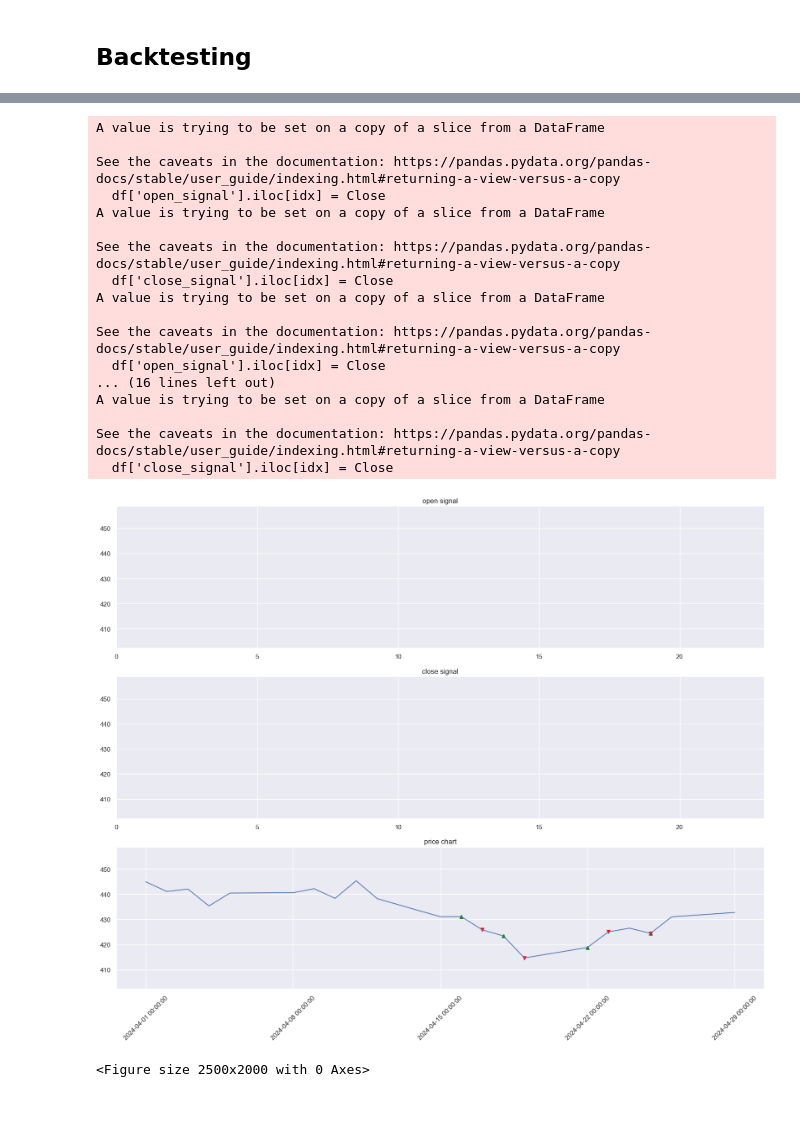
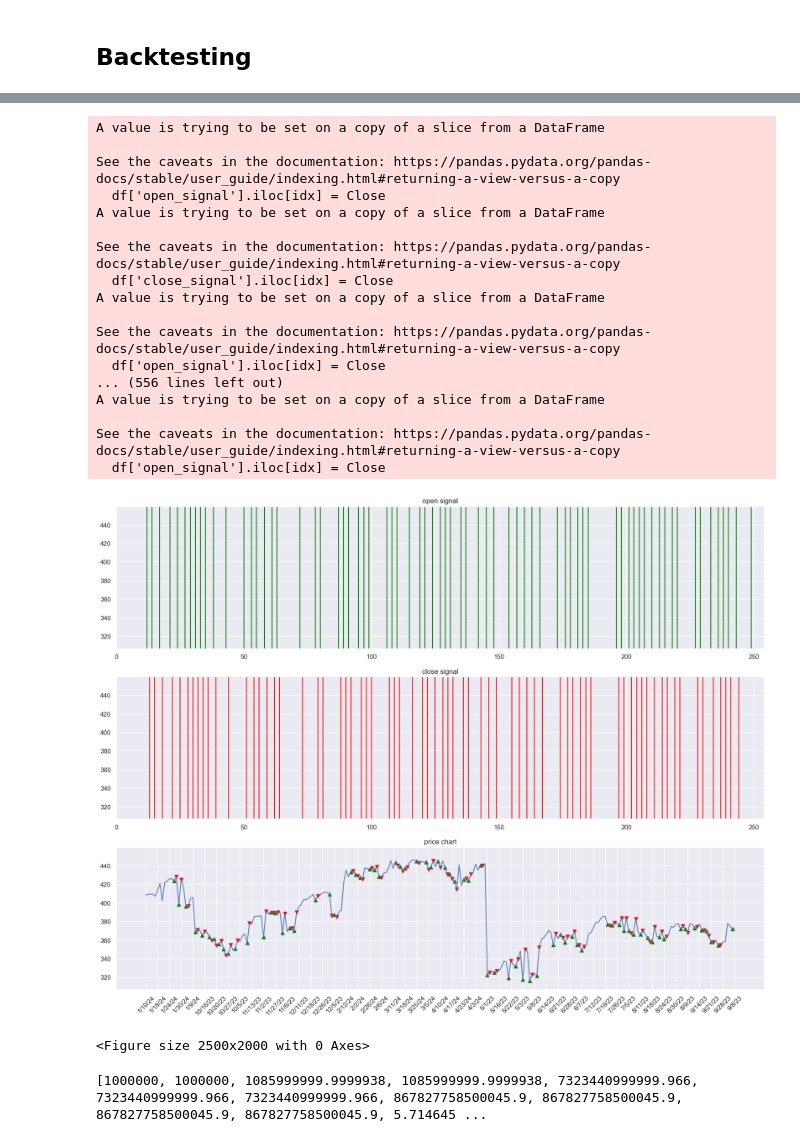
Before and after one commit to LBF-2004/trading-strategy, a Jupyter notebook: backtester.ipynb, the cells around one changed output, grey strips where cells are left out. Drawn from its saved outputs; the diff is of its cells as text; code cells hidden in the pictures; blank space fills up the shorter version.

```diff
--- a/backtester.ipynb
+++ b/backtester.ipynb
@@ -37,12 +37,9 @@ file_path
 # %% [output]
 '/Users/liaobofei/Desktop/trading-strategy-explorer'
 # %%
-PATH_QQQ = "/data/QQQ.csv"
-PATH_EOSBTC1d = "/data/EOSBTC_1d.csv"
+PATH_QQQ = "/data/QQQlarge.csv"
 
-df = pd.read_csv(file_path+PATH_QQQ,
-                     index_col=0,
-                     parse_dates=True,)
+df = pd.read_csv(file_path+PATH_QQQ)
 # %% [markdown]
 
 ## Exploratory analysis
@@ -86,8 +83,8 @@ dtype: int64
 def QQQpreprocessing(df):
     df2 = df.copy()
     #We have daily candle, so we can remove, hours, minutes and seconds from our data
-    #df2['Date']=df2['Date'].apply(lambda x: str(x).replace('00:00:00',''))
-    #df2 = df2.set_index('Date')
+    df2['Date']=df2['Date'].apply(lambda x: str(x).replace('00:00:00',''))
+    df2 = df2.set_index('Date')
     df2 = df2.sort_values(['Date']) # sort by date
     df3 = df2.copy()
     return df3
@@ -138,9 +135,9 @@ plot_time_series(df_price,'Volume')
 # %% [markdown]
 ## Backtesting
 # %%
-take_profit = 0.001 # % take profit
-stop_loss = 0.0005 # % stop loss
-cap = 10_000  # capital
+take_profit = 0.005 # % take profit
+stop_loss = 0.004 # % stop loss
+cap = 1000000  # capital
 laverage = 250 # laverage
 
 def backtest(df, capital):
@@ -150,7 +147,7 @@ def backtest(df, capital):
     equity_history=[]
     open_operation = False
     buffer_period=10
-    df['open_signal'] = np.nan#pd.DataFrame(np.nan, index=range(len(df['close'])))#, columns=['A', 'B'])
+    df['open_signal'] = np.nan #pd.DataFrame(np.nan, index=range(len(df['close'])))#, columns=['A', 'B'])
     df['close_signal'] = np.nan
 
     for idx in range(len(df)):
@@ -171,16 +168,14 @@ def backtest(df, capital):
 
             actual_price = Close
 
-            if open_operation==True: # LONG / BUY
-                gain = (open_price - actual_price)*capital*laverage
-                real_TP = take_profit*capital
-                real_SL = stop_loss*capital
-                #print(gain,real_TP,real_SL)
+            if open_operation == True:
+                gain = (actual_price - open_price) * capital * laverage
+                real_TP = take_profit * initial_capital
+                real_SL = -stop_loss * initial_capital
 
-                if (gain > real_TP or gain < -real_SL): # Close position
+                if gain >= real_TP or gain <= real_SL:
                     capital += gain
                     open_operation = False
-                    print('CLOSE LONG position | equity:', round(capital,2),' at ',Date, ' gain: ',round(gain,3),'$',' close operation price :',round(Close,10))
                     plot_close_signal.append(idx)
                     df['close_signal'].iloc[idx] = Close
 
@@ -192,11 +187,10 @@ def backtest(df, capital):
     f.set_figheight(15)
     f.set_figwidth(20)
 
-    print(plot_open_signal)
-    print(plot_close_signal)
+
 
     # OPEN SIGNAL
-    ax1.vlines(plot_open_signal,ymin=0,ymax=1,colors='green')
+    ax1.vlines(plot_open_signal,ymin=0,ymax=1000,colors='green')
     ax1.set_title('open signal')
 
     ax1.set_ylim(0, 1)
@@ -208,7 +202,7 @@ def backtest(df, capital):
 
 
     # CLOSE SIGNAL
-    ax2.vlines(plot_close_signal,ymin=0,ymax=1,colors='red')
+    ax2.vlines(plot_close_signal,ymin=0,ymax=1000,colors='red')
     ax2.set_title('close signal')
     x_axis2 = ax2.axes.get_xaxis()
     x_axis2.set_visible(True)
@@ -227,19 +221,24 @@ def backtest(df, capital):
     ax3.set_xticks(df.index[::5])
     ax3.set_xticklabels(df.index[::5], rotation=45)
     ax3.set_ylim(min(df.Close)*0.97, max(df.Close)*1.03)
+    plt.savefig("img/open.png")
 
     plt.figure(figsize=(25,20))
     plt.show()
-
+    print(equity_history)
     return equity_history
 
 
 def plot_equity(equity_history):
     f, ax1 = plt.subplots(1, 1, sharey=True)
     f.set_figheight(15)
-    #f.set_figwidth(20)
+    f.set_figwidth(20)
+
     plt.plot(equity_history)
+
+    plt.ylim(-1000000,1000)
     plt.title('Equity')
+    plt.savefig("img/figure.png")
     plt.show()
 
 equity = backtest(df_price, cap)
@@ -261,19 +264,20 @@ CLOSE LONG position | equity: -45023603940000.65  at  2024-04-25 00:00:00  gain:
 A value is trying to be set on a copy of a slice from a DataFrame
 
 See the caveats in the documentation: https://pandas.pydata.org/pandas-docs/stable/user_guide/indexing.html#returning-a-view-versus-a-copy
   df['open_signal'].iloc[idx] = Close
 A value is trying to be set on a copy of a slice from a DataFrame
 
 See the caveats in the documentation: https://pandas.pydata.org/pandas-docs/stable/user_guide/indexing.html#returning-a-view-versus-a-copy
   df['close_signal'].iloc[idx] = Close
 A value is trying to be set on a copy of a slice from a DataFrame
 
 See the caveats in the documentation: https://pandas.pydata.org/pandas-docs/stable/user_guide/indexing.html#returning-a-view-versus-a-copy
   df['open_signal'].iloc[idx] = Close
-... (16 lines left out)
+... (556 lines left out)
 A value is trying to be set on a copy of a slice from a DataFrame
 
 See the caveats in the documentation: https://pandas.pydata.org/pandas-docs/stable/user_guide/indexing.html#returning-a-view-versus-a-copy
-  df['close_signal'].iloc[idx] = Close
+  df['open_signal'].iloc[idx] = Close
-[figure, old version]
+[figure, new version]
 <Figure size 2500x2000 with 0 Axes>
+[1000000, 1000000, 1085999999.9999938, 1085999999.9999938, 7323440999999.966, 7323440999999.966, 7323440999999.966, 867827758500045.9, 867827758500045.9, 867827758500045.9, 867827758500045.9, 5.714645 ...
```
Also changed, not shown: parts of 8 cells of this notebook, 6 other files.
